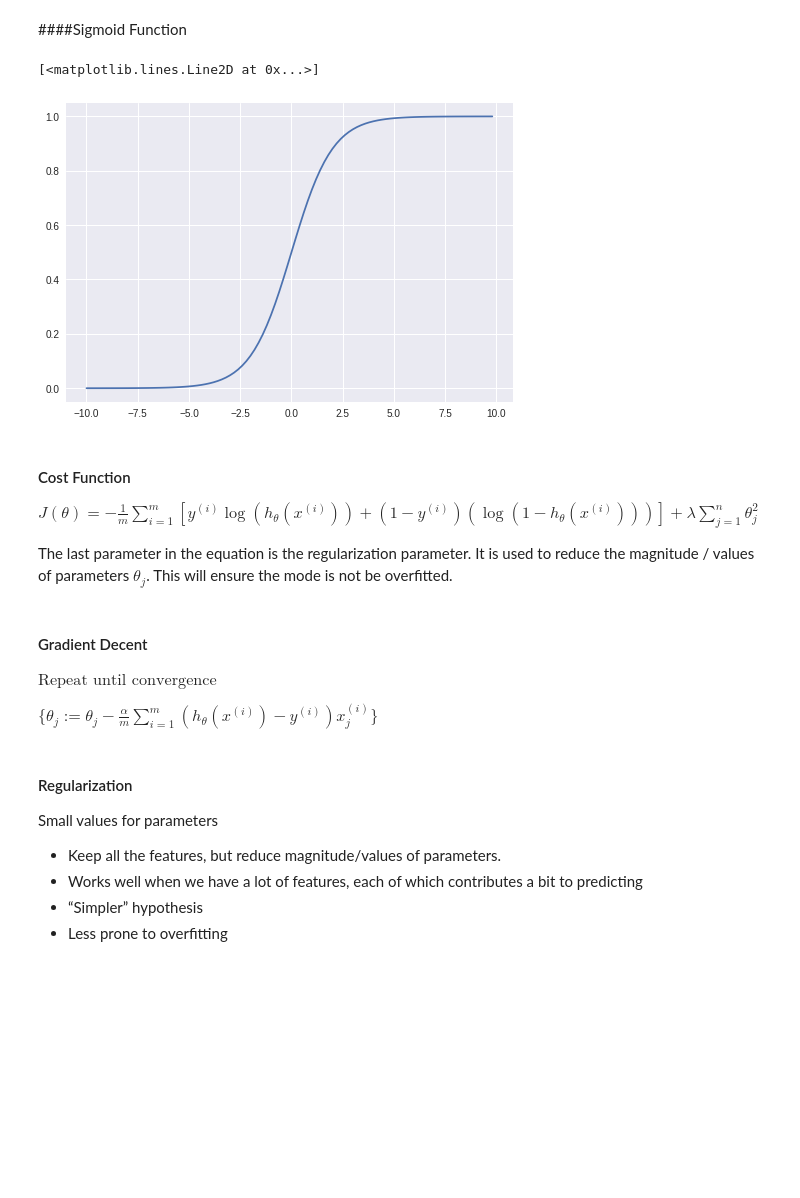
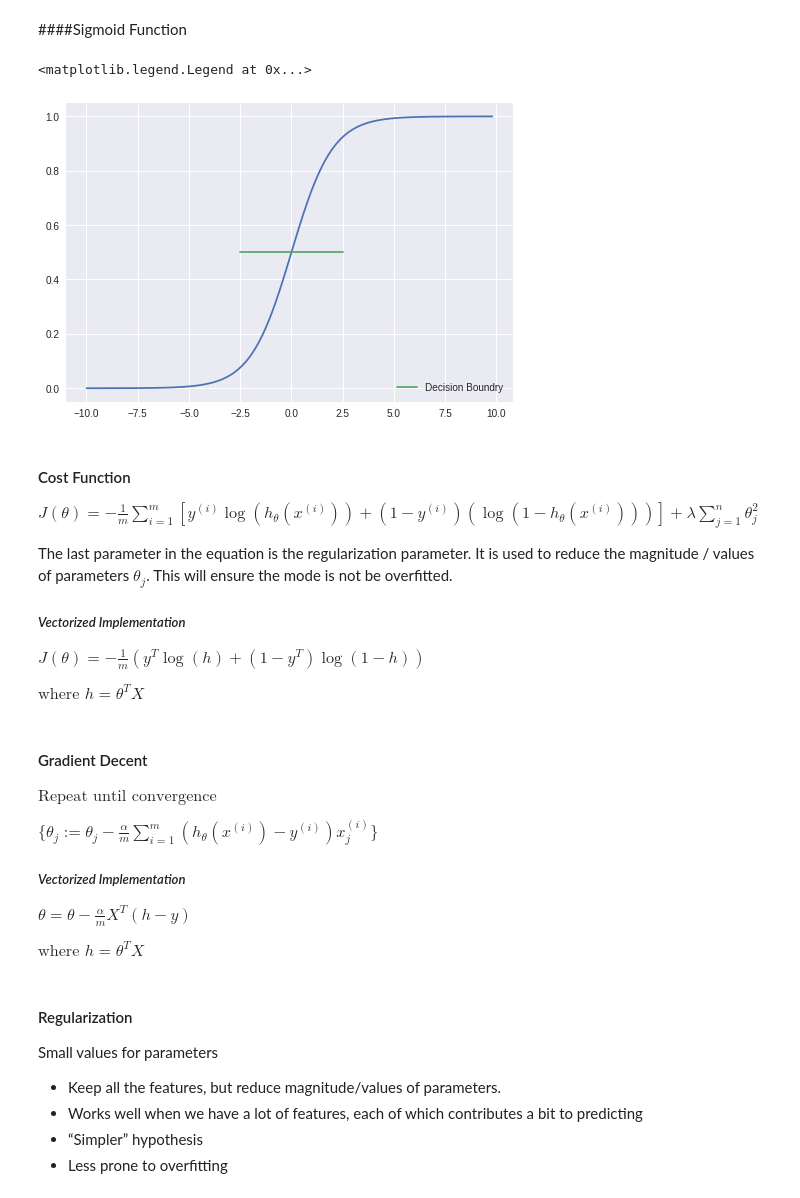
Before and after one commit to KrisSandy/ExMachineLearning, a Jupyter notebook: ML_Classification_Logistic_Regression.ipynb, the cells around one changed output. Cells and saved outputs as stored; diff of their text form; code cells hidden in the pictures; blank space fills up the shorter version.

```diff
--- a/ML_Classification_Logistic_Regression.ipynb
+++ b/ML_Classification_Logistic_Regression.ipynb
@@ -21,20 +21,28 @@ After training a logistic regression model with the data, for new example if the
 # %%
 import math
 import matplotlib.pyplot as plt
 import numpy as np
 
 x = np.arange(-10., 10., 0.2)
 y = [1/(1+math.exp(-i)) for i in x]
 plt.plot(x, y)
+plt.plot([2.5, -2.5], [0.5, 0.5], label="Decision Boundry")
+plt.legend(loc="lower right")
 # %% [output]
-[<matplotlib.lines.Line2D at 0x...>]
+<matplotlib.legend.Legend at 0x...>
-[figure, old version]
+[figure, new version]
 # %% [markdown]
 #### Cost Function
 
 $J(\theta) = -\frac{1}{m}\displaystyle\sum_{i=1}^{m}[y^{(i)}\log(h_\theta(x^{(i)})) + (1-y^{(i)})(\log(1-h_\theta(x^{(i)})))] + \lambda\displaystyle\sum_{j=1}^{n}\theta_j^2$
 
 The last parameter in the equation is the regularization parameter. It is used to reduce the magnitude / values of parameters $\theta_j$. This will ensure the mode is not be overfitted.
+
+##### *Vectorized Implementation*
+
+$J(\theta) = -\frac{1}{m}(y^T\log(h) + (1-y^T)\log(1-h))$
+
+$\text{where } h = \theta^TX$
 # %% [markdown]
 #### Gradient Decent
 
@@ -43,6 +51,11 @@ $\text{Repeat until convergence}$
 $\{
 \theta_j := \theta_j - \frac{\alpha}{m}\displaystyle\sum_{i=1}^{m}(h_\theta(x^{(i)}) - y^{(i)})x_j^{(i)}
 \}$
+
+##### *Vectorized Implementation*
+$\theta = \theta - \frac{\alpha}{m}X^T(h-y)$
+
+$\text{where } h = \theta^TX$
 # %% [markdown]
 #### Regularization
 
```
